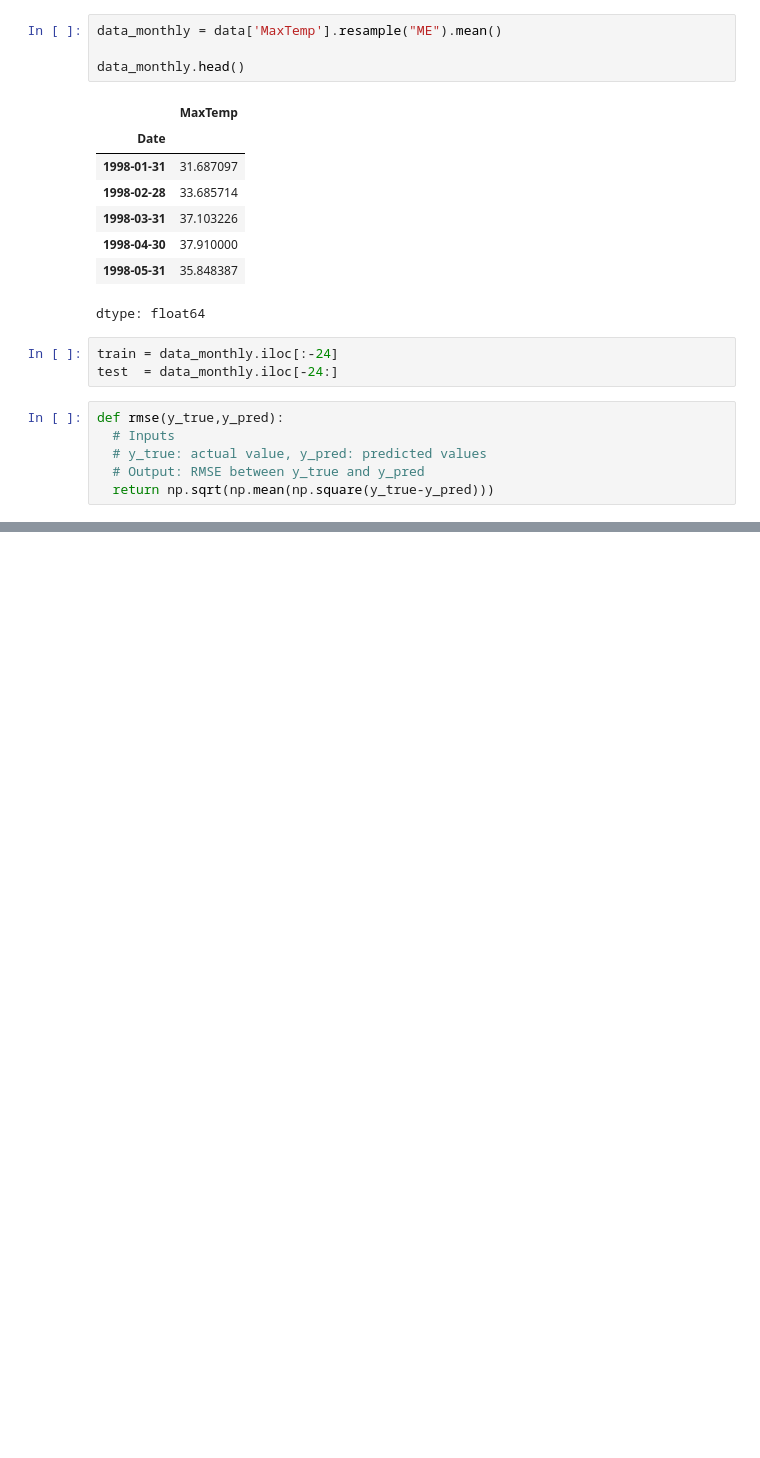
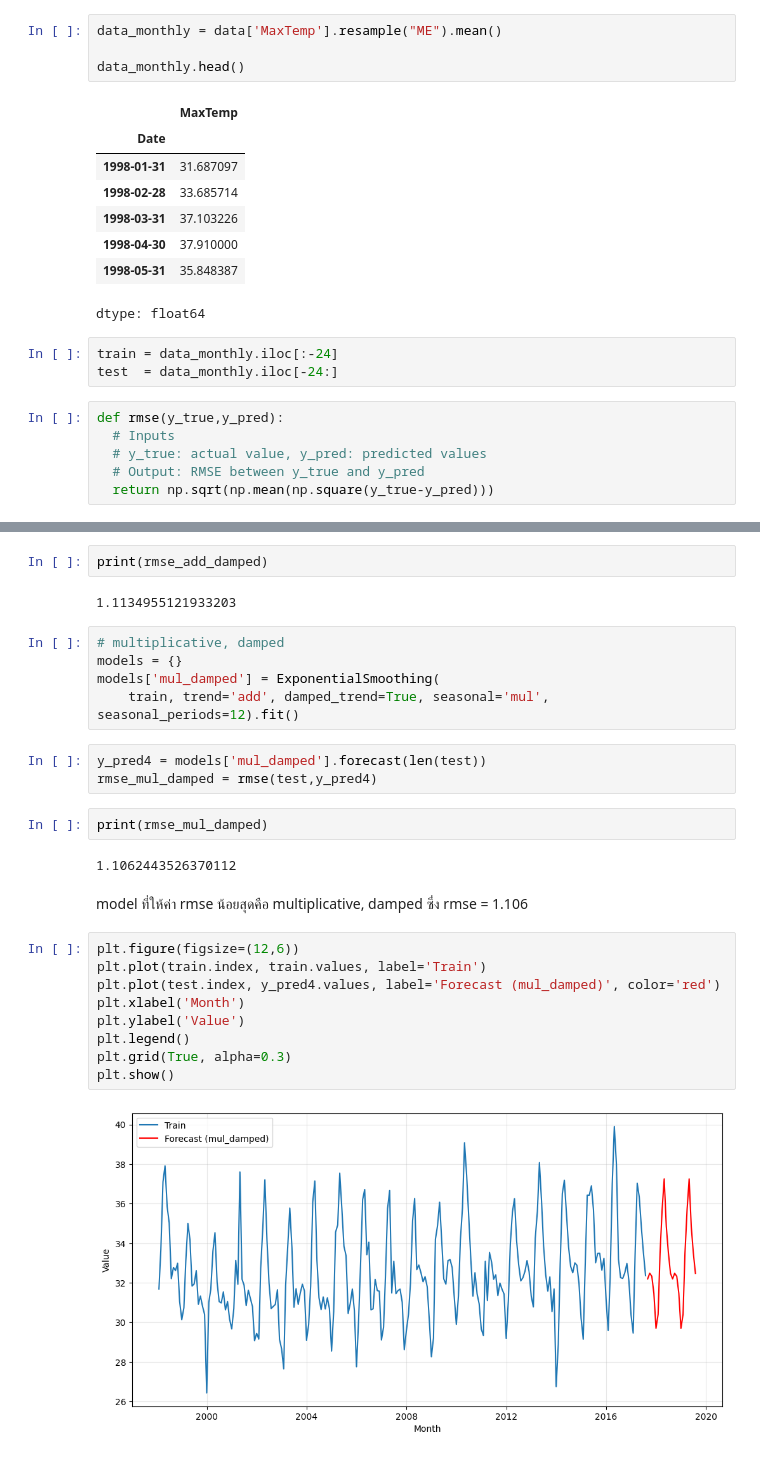
Before and after one commit to Pandatoey/LAB229351, a Jupyter notebook: สำเนาของ_229351_LAB10_02.ipynb, the cells around one changed output, grey strips where cells are left out. Cells and saved outputs as stored; diff of their text form; blank space fills up the shorter version.

```diff
--- a/สำเนาของ_229351_LAB10_02.ipynb
+++ b/สำเนาของ_229351_LAB10_02.ipynb
@@ -88,0 +115,29 @@ models['additive'] = ExponentialSmoothing(
+# %%
+print(rmse_add_damped)
+# %% [output]
+1.1134955121933203
+# %%
+# multiplicative, damped
+models = {}
+models['mul_damped'] = ExponentialSmoothing(
+    train, trend='add', damped_trend=True, seasonal='mul', seasonal_periods=12).fit()
+# %%
+y_pred4 = models['mul_damped'].forecast(len(test))
+rmse_mul_damped = rmse(test,y_pred4)
+# %%
+print(rmse_mul_damped)
+# %% [output]
+1.1062443526370112
+# %% [markdown]
+model ที่ให้ค่า rmse น้อยสุดคือ multiplicative, damped ซึ่ง rmse = 1.106
+# %%
+plt.figure(figsize=(12,6))
+plt.plot(train.index, train.values, label='Train')
+plt.plot(test.index, y_pred4.values, label='Forecast (mul_damped)', color='red')
+plt.xlabel('Month')
+plt.ylabel('Value')
+plt.legend()
+plt.grid(True, alpha=0.3)
+plt.show()
+# %% [output]
+[figure, added]
```
Also changed, not shown: parts of 10 cells of this notebook.
